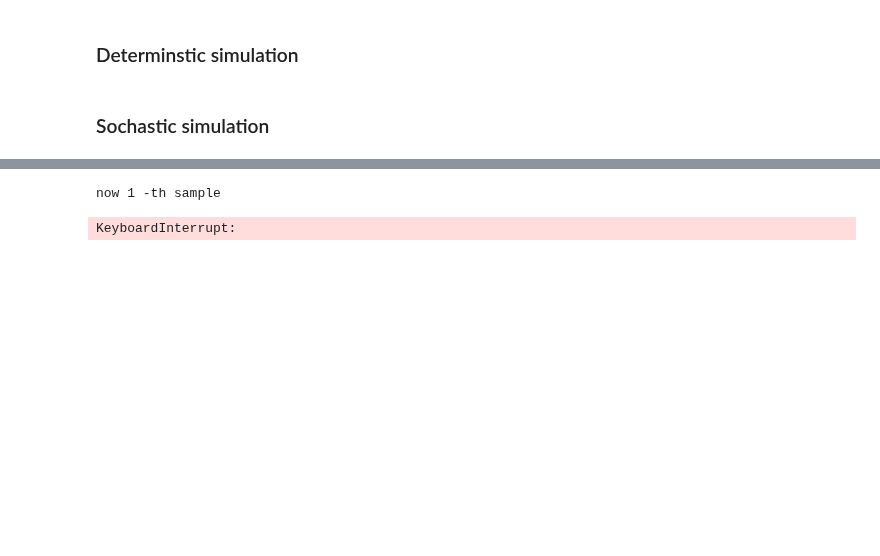
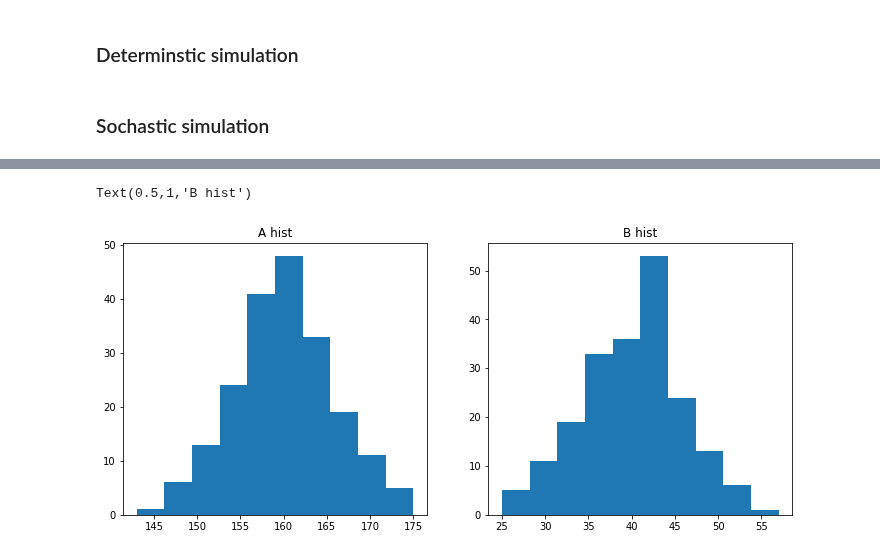
Before and after one commit to std92050/AMM, a Jupyter notebook: SDE/Exercise 1.ipynb, the cells around one changed output, grey strips where cells are left out. Saved outputs shown, nothing was run; the diff lists cells and outputs as text; code cells hidden in the pictures; blank space fills up the shorter version.

```diff
--- a/SDE/Exercise 1.ipynb
+++ b/SDE/Exercise 1.ipynb
@@ -48,7 +49,7 @@ def t_det(k1,k2,A0,B0):
 # %% [markdown]
 ### Sochastic simulation
 # %%
-def t_stocha(k1,k2,A0,B0 ) :
+def t_stochastic(k1,k2,A0,B0 ) :
 
     #initial setting
     A = A0
@@ -78,8 +79,8 @@ def t_stocha(k1,k2,A0,B0 ) :
         #update time (exclude r1=0 ) according the lemma
         while r1 ==0:
             r1 = np.random.rand(1)
-            t_next = (1/a0)*(  np.log(1/r1))
-            t = t + t_next
+        t_next = (1/a0)*(  np.log(1/r1))
+        t = t + t_next
 
         #determine next reaction according the lemma
         i = 0
@@ -107,6 +108,8 @@ def t_stocha(k1,k2,A0,B0 ) :
             j = j+1
             t_array[j] = j
             A_array[j] = A
-            A_array[j] = B
+            B_array[j] = B
             print("now" , j ,"-th sample")
     return  t_array , A_array , B_array
+# %%
+ t_array , A_array , B_array = t_stocha(k1,k2,A0,B0 )
@@ -113,5 +134,11 @@ def t_stocha(k1,k2,A0,B0 ) :
+# %%
+fig , ax = plt.subplots(1,2 ,  figsize=(12,5))
+ax[0].hist(A_array)
+ax[0].set_title("A hist")
+ax[1].hist(B_array)
+ax[1].set_title("B hist")
+# %% [output]
+Text(0.5,1,'B hist')
+[figure, added]
 # %%
-t_stocha(k1,k2,A0,B0 )
+t_deter = t_deterministic(k1,k2,A0,B0)
-# %% [output]
-now 1 -th sample
-KeyboardInterrupt:
```
Also changed, not shown: parts of 5 cells of this notebook.
